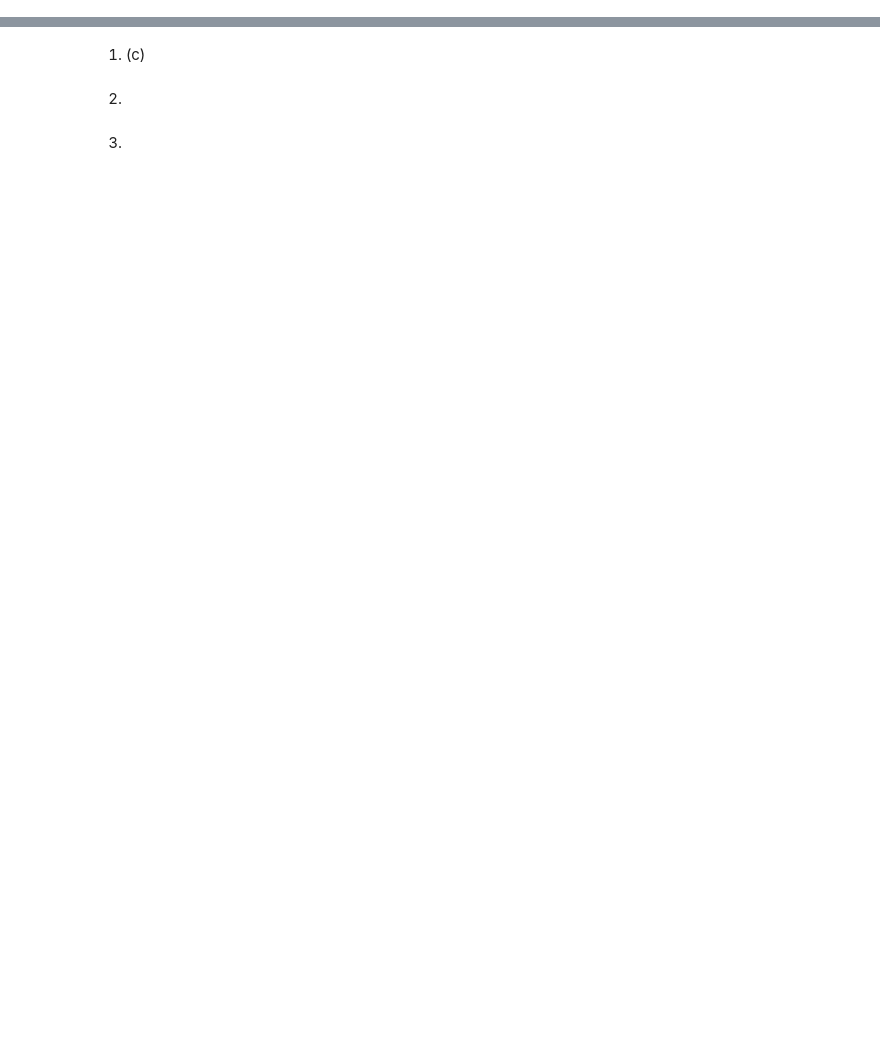
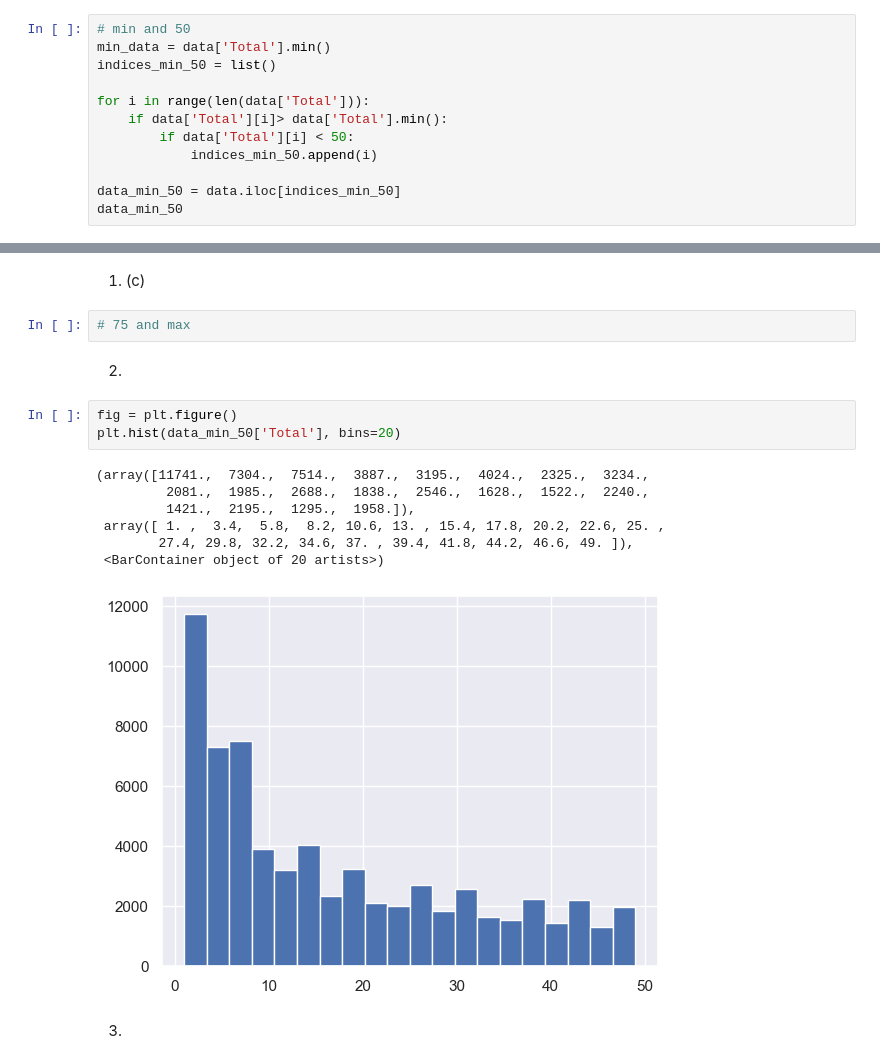
Before and after one commit to mrfrmtz/FDSPython, a Jupyter notebook: tutorial023-ReviewOfIndexingAndLoops.ipynb, the cells around one changed output, grey strips where cells are left out. Drawn from its saved outputs; the diff is of its cells as text; blank space fills up the shorter version.

```diff
--- a/tutorial023-ReviewOfIndexingAndLoops.ipynb
+++ b/tutorial023-ReviewOfIndexingAndLoops.ipynb
@@ -358,3 +381,15 @@ Using the bikers dataframe, what we've discussed above, and some of the plot mak
     3. Do Eastbound travelers outbound Westbound travelers during these bins? To answer this, use the indices from 1a, b, and c and create three bar plots (one for each binninng a b c) of the the number of bikers heading East and the number of bikers heading West.
 # %% [markdown]
 1. (a)
+# %%
+# min and 50
+min_data = data['Total'].min()
+indices_min_50 = list()
+
+for i in range(len(data['Total'])):
+    if data['Total'][i]> data['Total'].min():
+        if data['Total'][i] < 50:
+            indices_min_50.append(i)
+
+data_min_50 = data.iloc[indices_min_50]
+data_min_50
@@ -363,6 +439,19 @@ Using the bikers dataframe, what we've discussed above, and some of the plot mak
 # %% [markdown]
 1. (c)
+# %%
+# 75 and max
 # %% [markdown]
 2.
+# %%
+fig = plt.figure()
+plt.hist(data_min_50['Total'], bins=20)
+# %% [output]
+(array([11741.,  7304.,  7514.,  3887.,  3195.,  4024.,  2325.,  3234.,
+         2081.,  1985.,  2688.,  1838.,  2546.,  1628.,  1522.,  2240.,
+         1421.,  2195.,  1295.,  1958.]),
+ array([ 1. ,  3.4,  5.8,  8.2, 10.6, 13. , 15.4, 17.8, 20.2, 22.6, 25. ,
+        27.4, 29.8, 32.2, 34.6, 37. , 39.4, 41.8, 44.2, 46.6, 49. ]),
+ <BarContainer object of 20 artists>)
+[figure, added]
 # %% [markdown]
 3.
```
Also changed, not shown: parts of 13 cells of this notebook, 1 other file.
